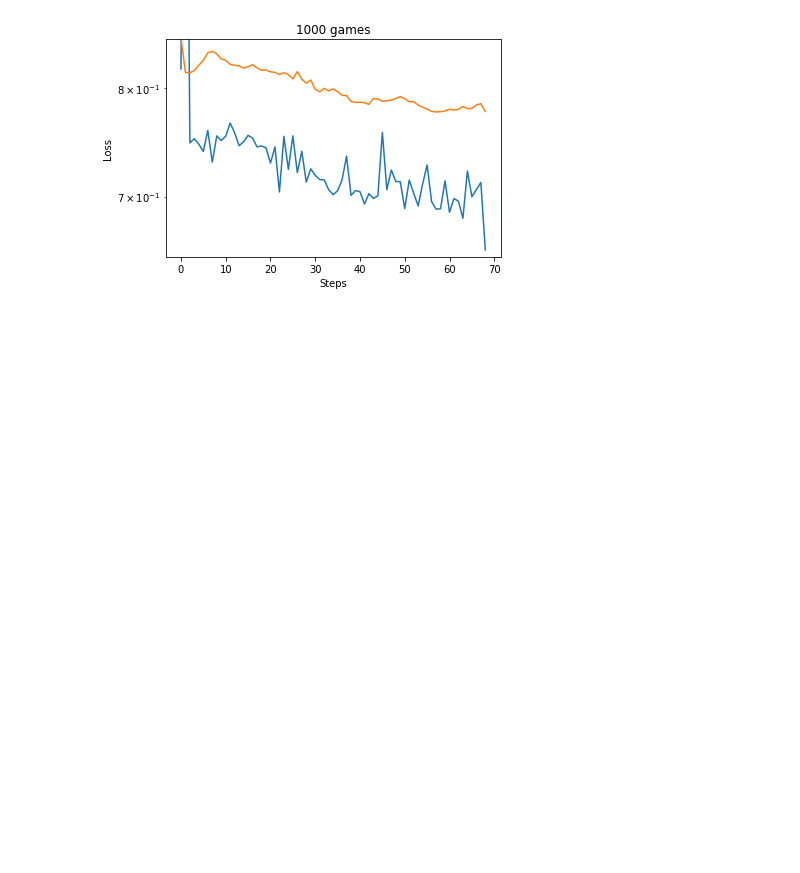
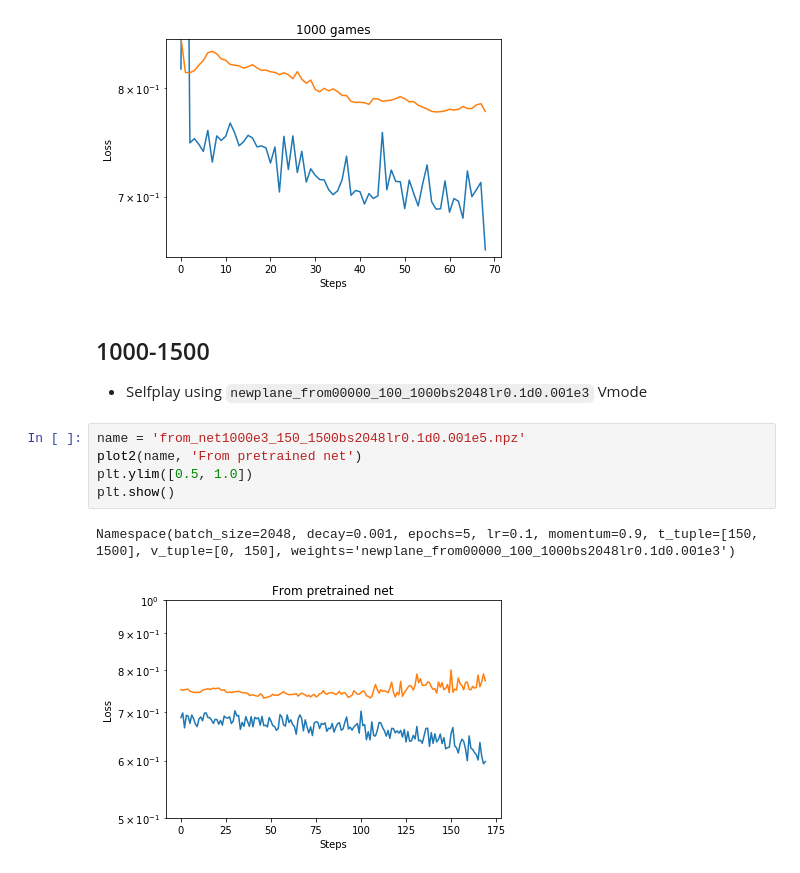
Before and after one commit to fqjin/ultimate-tictactoe, a Jupyter notebook: notebooks/Logs.ipynb, the cells around one changed output. Drawn from its saved outputs; the diff is of its cells as text; blank space fills up the shorter version.

```diff
--- a/notebooks/Logs.ipynb
+++ b/notebooks/Logs.ipynb
@@ -189,3 +189,14 @@ plt.show()
 # %% [output]
 Namespace(batch_size=2048, decay=0.001, epochs=3, lr=0.1, momentum=0.9, t_tuple=[100, 1000], v_tuple=[0, 100], weights='00000')
 [figure]
+# %% [markdown]
+## 1000-1500
+* Selfplay using `newplane_from00000_100_1000bs2048lr0.1d0.001e3` Vmode
+# %%
+name = 'from_net1000e3_150_1500bs2048lr0.1d0.001e5.npz'
+plot2(name, 'From pretrained net')
+plt.ylim([0.5, 1.0])
+plt.show()
+# %% [output]
+Namespace(batch_size=2048, decay=0.001, epochs=5, lr=0.1, momentum=0.9, t_tuple=[150, 1500], v_tuple=[0, 150], weights='newplane_from00000_100_1000bs2048lr0.1d0.001e3')
+[figure, added]
```
Also changed, not shown: parts of 4 cells of this notebook, 4 other files.
